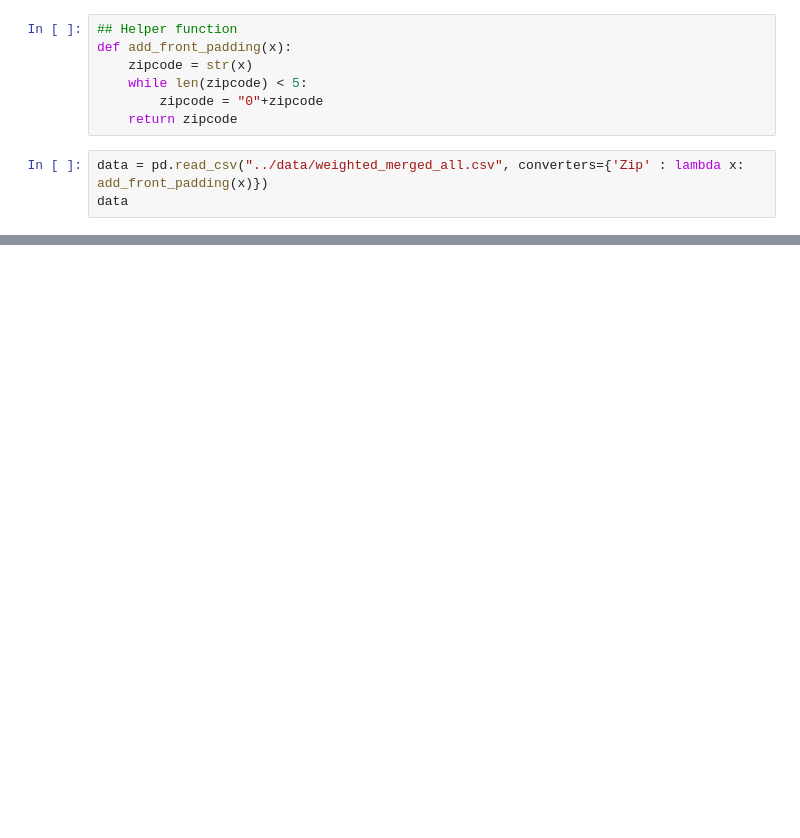
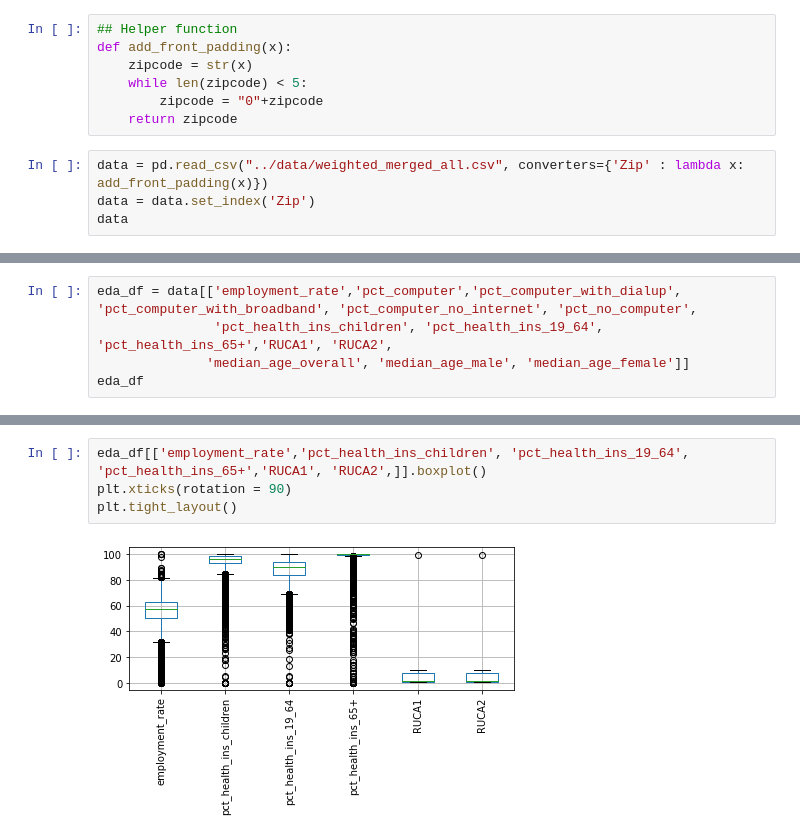
Before and after one commit to jcweaver/broadband-capstone, a Jupyter notebook: notebooks/Sarah_EDA.ipynb, the cells around one changed output, grey strips where cells are left out. Drawn from its saved outputs; the diff is of its cells as text; blank space fills up the shorter version.

```diff
--- a/notebooks/Sarah_EDA.ipynb
+++ b/notebooks/Sarah_EDA.ipynb
@@ -11,5 +12,6 @@ def add_front_padding(x):
     return zipcode
 # %%
 data = pd.read_csv("../data/weighted_merged_all.csv", converters={'Zip' : lambda x: add_front_padding(x)})
+data = data.set_index('Zip')
 data
 # %% [output]
@@ -16,0 +52,5 @@ FileNotFoundError: [Errno 2] File b'../data/weighted_merged_all.csv' does not ex
+# %%
+eda_df = data[['employment_rate','pct_computer','pct_computer_with_dialup', 'pct_computer_with_broadband', 'pct_computer_no_internet', 'pct_no_computer',
+               'pct_health_ins_children', 'pct_health_ins_19_64', 'pct_health_ins_65+','RUCA1', 'RUCA2',
+              'median_age_overall', 'median_age_male', 'median_age_female']]
+eda_df
@@ -16,0 +130,6 @@ FileNotFoundError: [Errno 2] File b'../data/weighted_merged_all.csv' does not ex
+# %%
+eda_df[['employment_rate','pct_health_ins_children', 'pct_health_ins_19_64', 'pct_health_ins_65+','RUCA1', 'RUCA2',]].boxplot()
+plt.xticks(rotation = 90)
+plt.tight_layout()
+# %% [output]
+[figure, added]
```
Also changed, not shown: parts of 13 cells of this notebook.
